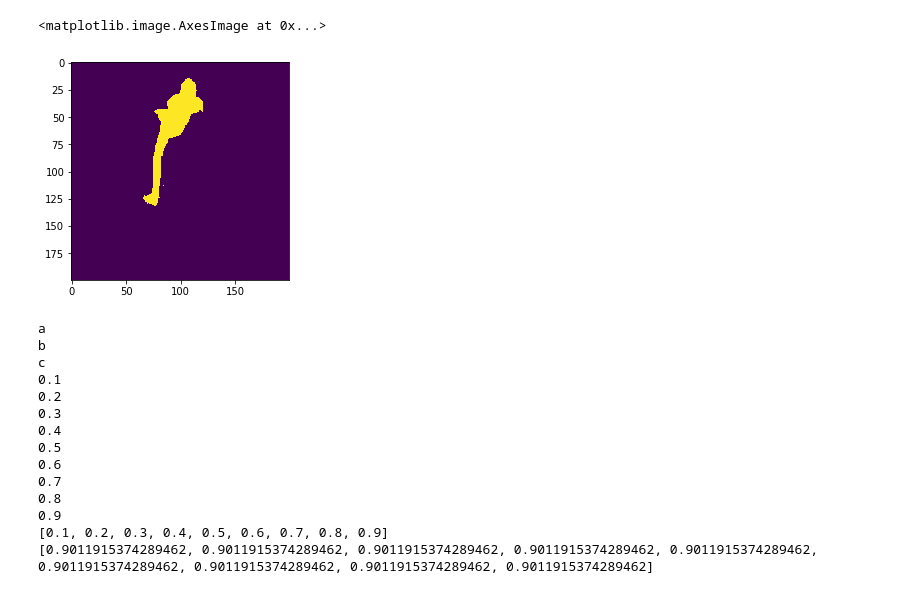
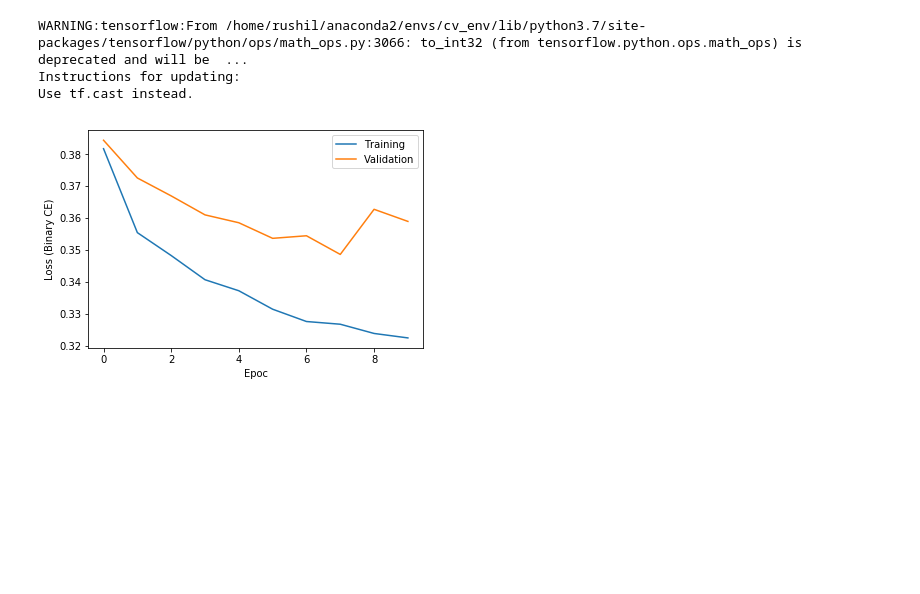
Before and after one commit to RushilDaya/DeepVision, a Jupyter notebook: scripts/03_segmentation_visualise.ipynb, the cells around one changed output. Cells and saved outputs as stored; diff of their text form; code cells hidden in the pictures; blank space fills up the shorter version.

Commit message:
completed segmentation code

```diff
--- a/scripts/03_segmentation_visualise.ipynb
+++ b/scripts/03_segmentation_visualise.ipynb
@@ -7,12 +7,19 @@ from random import randint
 import pickle,glob, cv2
 from shared.segmentationHelpers import get_num_images, generate_image_segmentation_labels
 # %%
+def dice_loss(y_true, y_pred):
+    numerator = 2 * tf.reduce_sum(y_true * y_pred)
+    # some implementations don't square y_pred
+    denominator = tf.reduce_sum(y_true + tf.square(y_pred))
+    return 1 -numerator / (denominator + tf.keras.backend.epsilon())
+
 def loadModel(configName, scheme):
     path = '../models/segmenters/'+scheme+'/'+configName+'/'
     modelPath = path + 'model'
     historyPath = path +'history.pickle'
 
-    model = tf.keras.models.load_model(modelPath)
+    model = tf.keras.models.load_model(modelPath, custom_objects={'dice_loss':
+    dice_loss})
     with open(historyPath, 'rb') as f:
         history = pickle.load(f)
 
@@ -108,3 +115,21 @@ def diceAtThresholds(actual,predicted, thresholds):
         meanDices.append(meanDice)
 
     return meanDices
+
+def generatePredictions(model,method,segmentationScheme,dataPath):
+    BATCH_SIZE_TEST = 8
+    NUM_SAMPLES_TEST =  get_num_images(method,segmentationScheme, dataPath)
+    STEPS_TEST = ceil(NUM_SAMPLES_TEST/BATCH_SIZE_TEST)
+
+    decoded_imgs = model.predict_generator(generate_image_segmentation_labels(method,segmentationScheme ,BATCH_SIZE_TEST, dataDir=dataPath,squashOutput=True),steps=STEPS_TEST)
+    return decoded_imgs
+
+def plotPlots(images):
+    num_images = len(images)
+    plt.figure(figsize=(15, 6))
+    for i, image in enumerate(images):
+        # display original
+        ax = plt.subplot(2, num_images, i + 1)
+        plt.imshow(images[i])
+        ax.get_xaxis().set_visible(False)
+        ax.get_yaxis().set_visible(False)
@@ -135,27 +136,15 @@ labelMasks = getAllMasks('training','personOnly','../data/')
-# %%
-plt.imshow(labelMasks[77])
-# %% [output]
-<matplotlib.image.AxesImage at 0x...>
-[figure, removed]
-# %%
-labelMasks = getAllMasks('validation','foregroundBackground','../data/')
-print('a')
-(model,history)=loadModel('config2')
-print('b')
-predicted = getAllPredictions(model,'validation','foregroundBackground','../data/')
-print('c')
-# %% [output]
-a
-b
-c
-0.1
-0.2
-0.3
-0.4
-0.5
-0.6
-0.7
-0.8
-0.9
-[0.1, 0.2, 0.3, 0.4, 0.5, 0.6, 0.7, 0.8, 0.9]
-[0.9011915374289462, 0.9011915374289462, 0.9011915374289462, 0.9011915374289462, 0.9011915374289462, 0.9011915374289462, 0.9011915374289462, 0.9011915374289462, 0.9011915374289462]
+# %%
+(model_fb_mini,history_fb_mini) = loadModel('config1','foregroundBackground')
+(model_fb_midi,history_fb_midi) = loadModel('config2','foregroundBackground')
+(model_po_mini,history_po_mini) = loadModel('config4','personOnly')
+(model_po_midi,history_po_midi) = loadModel('config5','personOnly')
+# %% [output]
+WARNING:tensorflow:From /home/rushil/anaconda2/envs/cv_env/lib/python3.7/site-packages/tensorflow/python/ops/math_ops.py:3066: to_int32 (from tensorflow.python.ops.math_ops) is deprecated and will be  ...
+Instructions for updating:
+Use tf.cast instead.
+# %%
+(model_fb_midi_dice_loss,history_fb_midi_dice_loss) = loadModel('config6','foregroundBackground')
+showLoss(history_fb_midi_dice_loss)
+decoded_imgs_fb_midi_dice_loss = generatePredictions(model_fb_midi_dice_loss,'validation','foregroundBackground','../data/')
+# %% [output]
+[figure, added]
```
Also changed, not shown: parts of 27 cells of this notebook, 4 other files.
